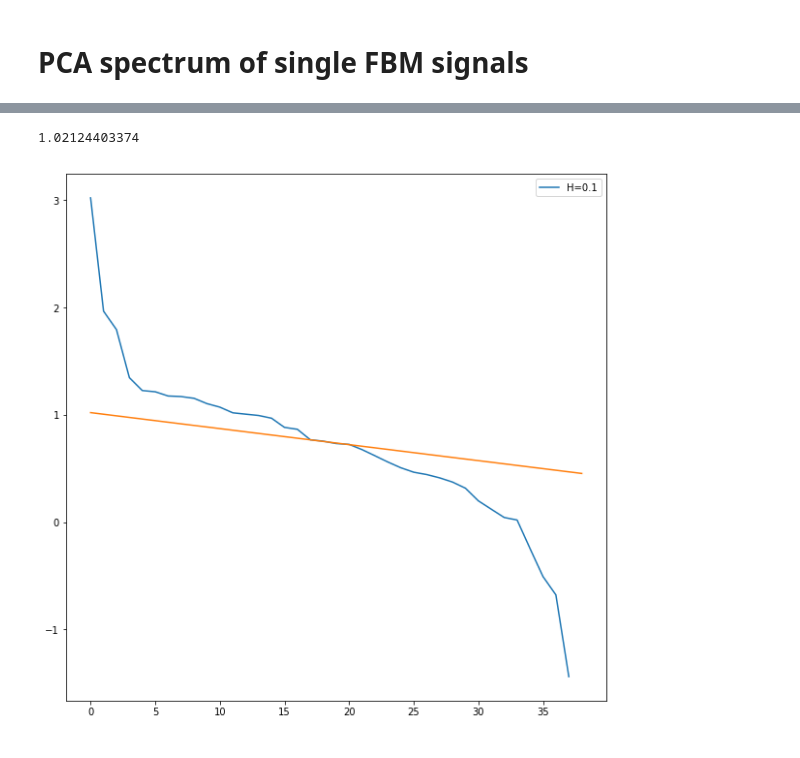
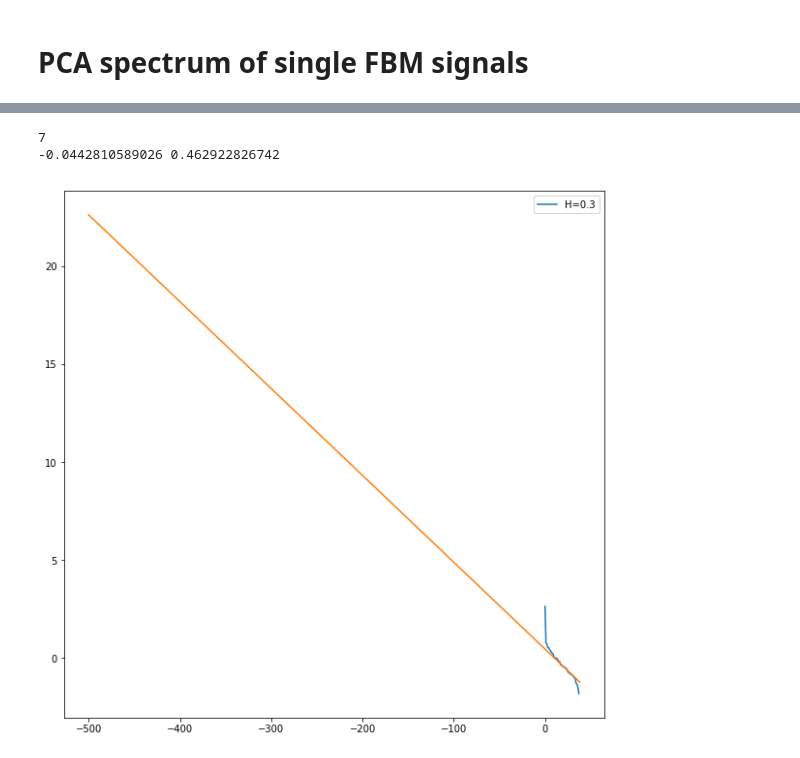
Before and after one commit to Agrim9/MultiFractal_Signal_Analysis, a Jupyter notebook: FBM_NB.ipynb, the cells around one changed output, grey strips where cells are left out. Cells and saved outputs as stored; diff of their text form; code cells hidden in the pictures.

Commit message:
FBM intercept method NB

```diff
--- a/FBM_NB.ipynb
+++ b/FBM_NB.ipynb
@@ -169,11 +169,13 @@ def get_wavelet_var(wavelet,H=0.3,est_sil=1):
     #print(np.outer(mean_vec,mean_vec))
 
     AutoCov_mat=AutoCorr_mat-np.outer(mean_vec,mean_vec)
-    print(AutoCov_mat-AutoCorr_mat)
+    #print(AutoCov_mat-AutoCorr_mat)
 
     U,S,V=svd(AutoCov_mat)
     plt.rcParams['figure.figsize'] = (10, 10)
-    plt.plot(np.log10(np.arange(M)+1),np.log10(S))
+    #print(S)
+    #print(S[::-1])
+    plt.plot(np.log2(np.arange(M)+1),np.log2(S))
 
 #     expected_slope=-(2*H+1)
 #     A,B = curve_fit(Lf,np.log10(np.arange(2,M)),np.log10(S[2:]))[0] # your data x, y to fit
@@ -270,0 +350,9 @@ print(tr_cD)
+# %%
+samp_list=np.linspace(100,5000,99)
+intercept_vs_samp=[get_wavelet_var('haar',0.3,int(samp),est_sil=1,plot_sil=1,print_sil=1) for samp in samp_list]
+plt.rcParams['figure.figsize'] = (10, 10)
+plt.plot(samp_list,intercept_vs_samp)
+A,B = curve_fit(Lf,intercept_vs_samp,samp_list)[0] # your data x, y to fit
+plt.plot([(100-B)/A,(5000-B)/A],[100,5000])
+print(A,B)
+plt.show()
@@ -277,7 +392,7 @@ def Lf(x, A, B): # this is your 'straight line' y=f(x)
 def Qf(x, A, B,C): # this is your 'straight line' y=f(x)
     return A*x**2 + B*x + C
 
-def get_wavelet_var(wavelet,H=0.3,samp_size=150,est_sil=0,plot_sil=0):
+def get_wavelet_var(wavelet,H=0.3,samp_size=150,est_sil=0,plot_sil=0,print_sil=0):
 
     f = FBM(n=samp_size, hurst=H, length=0.5, method='daviesharte')
     # Generate a fBm realization
@@ -299,41 +414,46 @@ def get_wavelet_var(wavelet,H=0.3,samp_size=150,est_sil=0,plot_sil=0):
     M=len(cD)//2
     #print(M)
     AutoCorr_mat_orig=np.zeros((M+1,M+1))
     for j in range(M+1):
         orig_seq=fbm_sample[j:M+j]
         for k in range(M+1):
             shift_seq=fbm_sample[k:M+k]
             AutoCorr_mat_orig[j][k]=np.sum(orig_seq*np.conjugate(shift_seq))
 
-#     print(AutoCorr_mat_orig)
-#     print(AutoCorr_mat)
-#     print((np.log2(AutoCorr_mat_orig[0][0]/AutoCorr_mat[0][0])+1)/2)
     U,S,V=svd(AutoCorr_mat_orig)
-
+    num_elem=int(0.2*M)
+    if(print_sil!=1):
+        print(num_elem)
     if(est_sil!=1):
-        A,B = curve_fit(Lf,np.array([M//2-1,M//2,M//2+1])\
-                        ,np.log10(S[M//2-1:M//2+2]))[0] # your data x, y to fit
+        if(num_elem%2==1):
+            A,B = curve_fit(Lf,(np.arange(num_elem)+M//2-num_elem//2)\
+                                ,np.log10(S[M//2-num_elem//2:M//2+num_elem//2+1]))[0] # your data x, y to fit
+        else:
+            A,B = curve_fit(Lf,(np.arange(num_elem)+M//2-num_elem//2)\
+                            ,np.log10(S[M//2-num_elem//2:M//2+num_elem//2]))[0] # your data x, y to fit
         #print(A,B)
     if(plot_sil!=1):
         ax.plot(np.arange(M)\
                 ,np.log10(S[0:M]),label=str("H="+str(H)))
         if(est_sil!=1):
-            plt.plot([0,M],[B,A*(M)+B])
+            plt.plot([-500,M],[B-500*A,A*(M)+B])
 
     if(est_sil!=1):
-        print(B)
+        if(print_sil!=1):
+            print(A,B)
         return B
 
 plt.rcParams['figure.figsize'] = (10, 10)
 fig = plt.figure()
 ax= fig.add_subplot(111)
-get_wavelet_var('haar',0.1)
+get_wavelet_var('haar',0.3)
 # get_wavelet_var('haar',0.3,plot_sil=0)
 # get_wavelet_var('haar',0.5,plot_sil=0)
 # get_wavelet_var('haar',0.7,plot_sil=0)
 handles, labels = ax.get_legend_handles_labels()
 ax.legend(handles, labels)
 plt.show()
 # %% [output]
-1.02124403374
+7
+-0.0442810589026 0.462922826742
-[figure, old version]
+[figure, new version]
```
Also changed, not shown: parts of 13 cells of this notebook, 3 other files.
